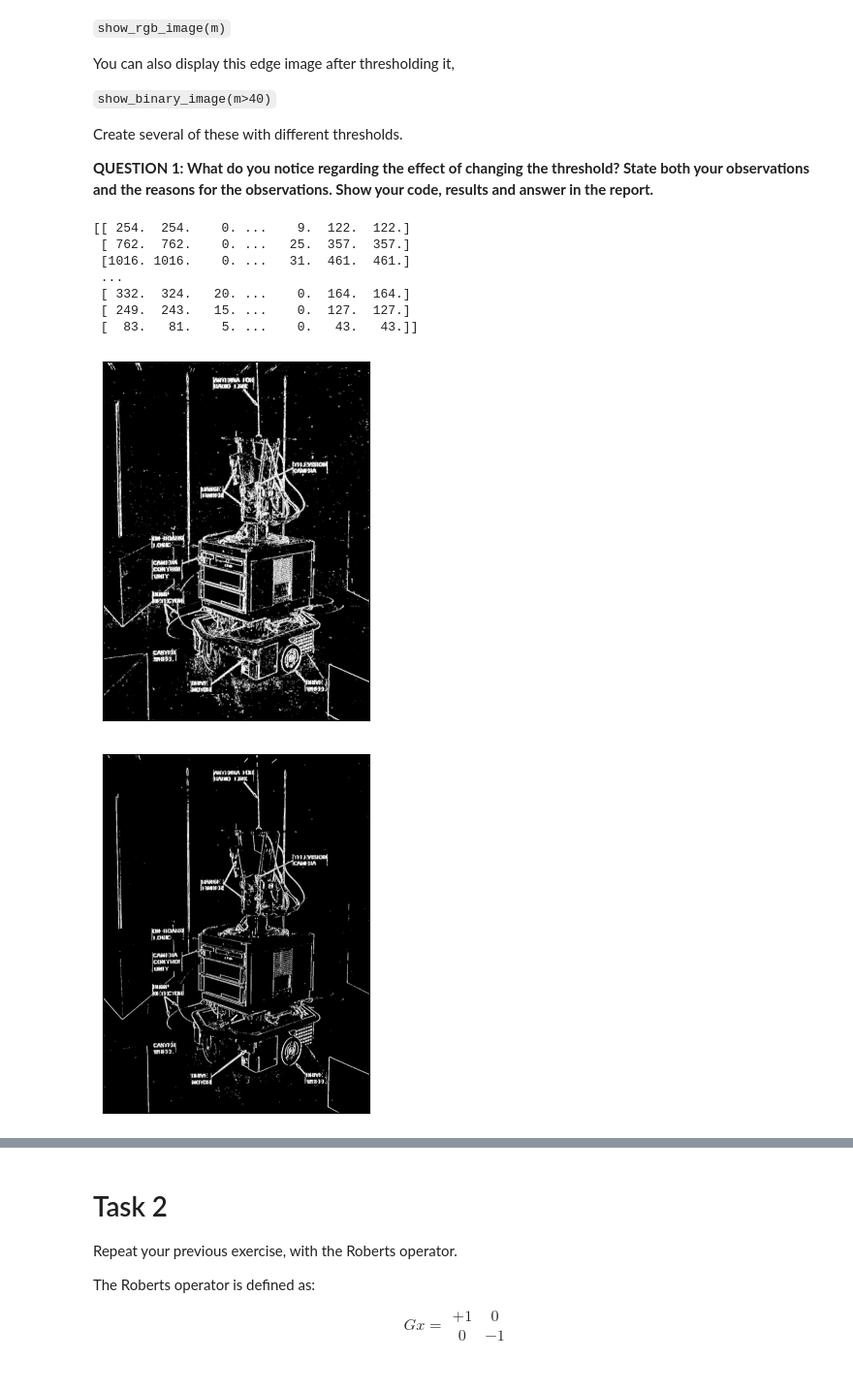
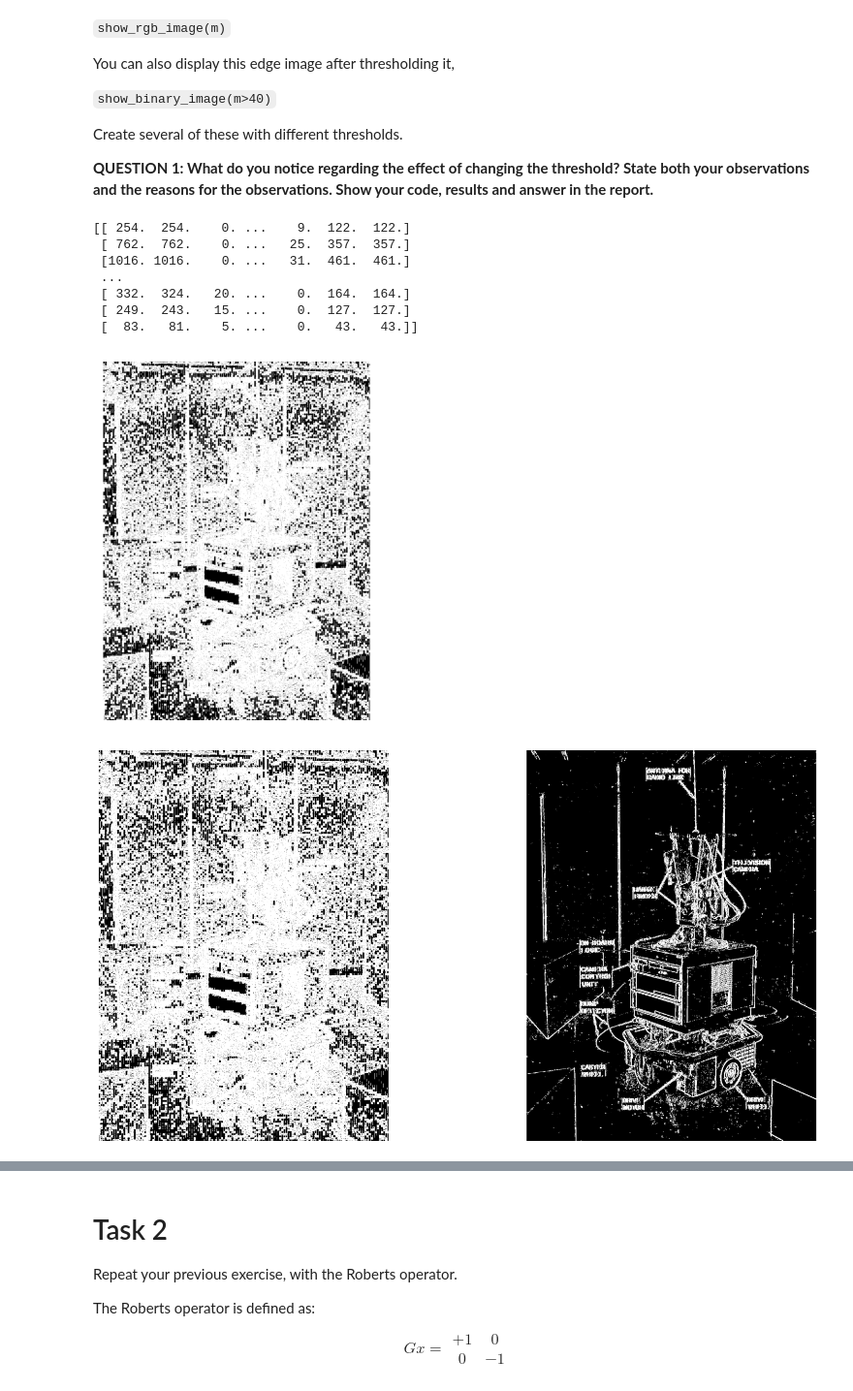
Before and after one commit to Memory1219/cv-assignments, a Jupyter notebook: Lab1/lab1.ipynb, the cells around one changed output, grey strips where cells are left out. Shown at 97% size. Saved outputs shown, nothing was run; the diff lists cells and outputs as text; code cells hidden in the pictures.

```diff
--- a/Lab1/lab1.ipynb
+++ b/Lab1/lab1.ipynb
@@ -110,23 +111,55 @@ Create several of these with different thresholds.
 # %%
 # Complete Task 1 here
 from utils import show_rgb_image
 def magnitude(x, y):
     return np.sqrt(x**2, y**2)
 shakey_sobel_x = scipy.signal.convolve2d(shakey, sobel_x)
 shakey_sobel_y = scipy.signal.convolve2d(shakey, sobel_y)
 m = magnitude(np.array(shakey_sobel_x, dtype=float), np.array(shakey_sobel_y, dtype=float))
 print(m)
-show_binary_image(m>40)
-show_binary_image(m>100)
+
+#show_binary_image(m>1)
+#show_binary_image(m>40)
+#show_binary_image(m>100)
+
+plt.imshow(m>1, cmap=plt.cm.gray)
+plt.axis('off')
+plt.show()
+
+
+
+# 创建一个图形和两个子图
+fig, (ax1, ax2) = plt.subplots(1, 2, figsize=(20, 10)) # 1行2列的子图
+# 在第一个子图中显示第一张图片
+ax1.imshow(m>1, cmap=plt.cm.gray)
+ax1.axis('off')  # 不显示坐标轴
+# 在第二个子图中显示第二张图片
+ax2.imshow(m>40, cmap=plt.cm.gray)
+ax2.axis('off')  # 不显示坐标轴
+# 显示整个图形
+plt.show()
+
+# contrast_images = np.hstack((np.asarray(m>1),np.asarray(m>40)))
+# print(contrast_images)
+# plt.figure(figsize=(60, 30))
+# plt.imshow(contrast_images, cmap='gray')
+# plt.xticks([])
+# plt.yticks([])
+# plt.show()
+
+
+#show_binary_image(contrast_images, "contrast")
 show_rgb_image(m)
 show_rgb_image(m>40)
+contrast_rgb_images = np.hstack((np.asarray(m),np.asarray(m>40)))
+show_rgb_image(contrast_rgb_images)
 # %% [output]
 [[ 254.  254.    0. ...    9.  122.  122.]
  [ 762.  762.    0. ...   25.  357.  357.]
  [1016. 1016.    0. ...   31.  461.  461.]
  ...
  [ 332.  324.   20. ...    0.  164.  164.]
  [ 249.  243.   15. ...    0.  127.  127.]
  [  83.   81.    5. ...    0.   43.   43.]]
-[figure, old version]
+[figure, new version]
-[figure, old version]
+[figure, new version]
```
Also changed, not shown: parts of 3 cells of this notebook, 1 other file.
